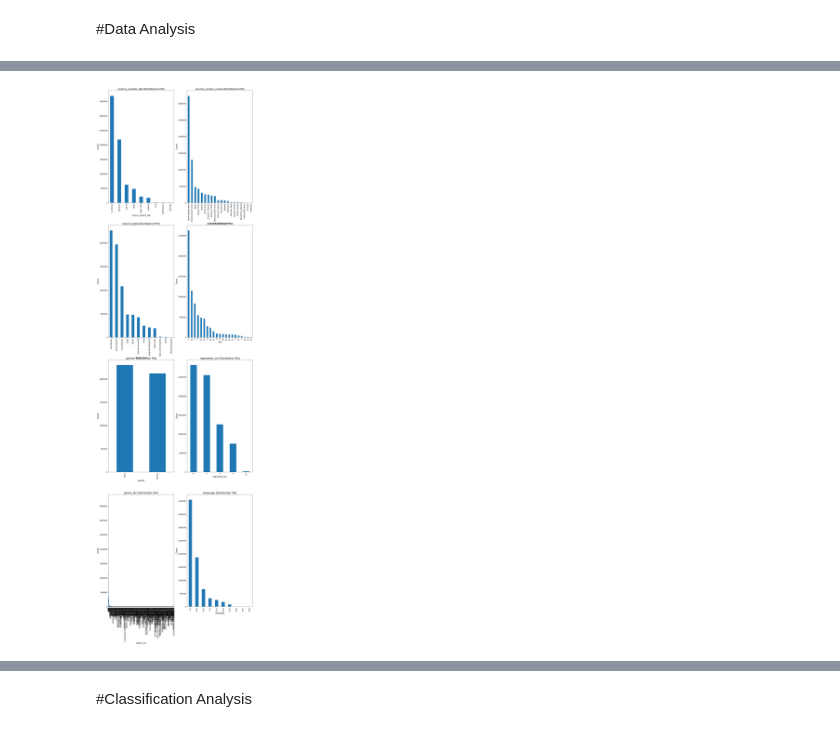
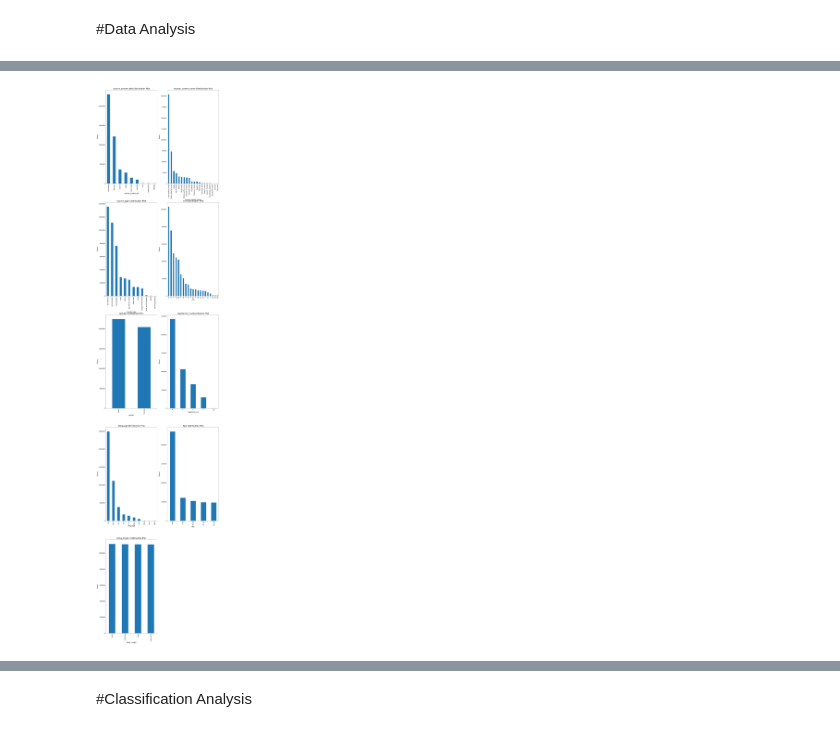
Before and after one commit to kyloop/CSC_478_Programming_Machine_Learning, a Jupyter notebook: CSC478_Project.ipynb, the cells around one changed output, grey strips where cells are left out. Saved outputs shown, nothing was run; the diff lists cells and outputs as text; code cells hidden in the pictures.

```diff
--- a/CSC478_Project.ipynb
+++ b/CSC478_Project.ipynb
@@ -263,13 +263,22 @@ music_tbl.describe(include='all')
 | 50% | NaN | NaN | NaN | NaN | NaN | 5.000000e+00 | 2.100000e+01 | NaN | ... |
 | 75% | NaN | NaN | NaN | NaN | NaN | 1.300000e+01 | 2.900000e+01 | NaN | ... |
 | max | NaN | NaN | NaN | NaN | NaN | 2.200000e+01 | 1.051000e+03 | NaN | ... |
+# %%
+#set(music_tbl['age'])
+music_tbl.drop(music_tbl[music_tbl['age']<=0].index,axis=0,inplace=True)
+music_tbl.drop(music_tbl[music_tbl['age']>144].index,axis=0,inplace=True)
+# %%
+#Categorized the 'Age' attributes values to 4 category
+music_tbl['age']=pd.qcut(music_tbl.age,[0, .1, .21,0.31, .45, 1.0],['0-15','16-30','31-45','46-65','>65'])
+#Categorized the "Song_Length" attributes values to 4 category
+music_tbl['song_length']=pd.qcut(music_tbl.song_length,[0, .25, .5, .75, 1.],['short','med_short','mid_long','long'])
 # %%
 import matplotlib.pyplot as plt
 %matplotlib inline
 fig = plt.figure(figsize=(20, 180))
 # Create an Axes object.
 
-ax1 = fig.add_subplot(8,2,1) # one row, two column, first plot
+ax1 = fig.add_subplot(9,2,1) # one row, two column, first plot
 # Plot the data.
 music_tbl['source_system_tab'].value_counts().plot(kind='bar')
 ax1.set_title("source_system_tab Distribution Plot", size=20)
@@ -278,7 +287,7 @@ ax1.set_ylabel("Count", size=15)
 ax1.tick_params(axis='x', labelsize=14)
 ax1.tick_params(axis='y', labelsize=14)
 
-ax2 = fig.add_subplot(8,2,2)
+ax2 = fig.add_subplot(9,2,2)
 music_tbl['source_screen_name'].value_counts().plot(kind='bar')
 ax2.set_title("source_screen_name Distribution Plot", size=20)
 ax2.set_xlabel("source_screen_name", size=15)
@@ -286,7 +295,7 @@ ax2.set_ylabel("Count", size=15)
 ax2.tick_params(axis='x', labelsize=14)
 ax2.tick_params(axis='y', labelsize=14)
 
-ax3 = fig.add_subplot(8,2,3)
+ax3 = fig.add_subplot(9,2,3)
 music_tbl['source_type'].value_counts().plot(kind='bar')
 ax3.set_title("source_type Distribution Plot", size=20)
 ax3.set_xlabel("source_type", size=15)
@@ -294,42 +303,56 @@ ax3.set_ylabel("Count", size=15)
 ax3.tick_params(axis='x', labelsize=14)
 ax3.tick_params(axis='y', labelsize=14)
 
 
-ax4 = fig.add_subplot(8,2,4)
+ax4 = fig.add_subplot(9,2,4)
 music_tbl['city'].value_counts().plot(kind='bar')
 ax4.set_title("city Distribution Plot", size=20)
 ax4.set_xlabel("city", size=15)
 ax4.set_ylabel("Count", size=15)
 ax4.tick_params(axis='x', labelsize=14)
 ax4.tick_params(axis='y', labelsize=14)
 
-ax5 = fig.add_subplot(8,2,5)
+ax5 = fig.add_subplot(9,2,5)
 music_tbl['gender'].value_counts().plot(kind='bar')
 ax5.set_title("gender Distribution Plot", size=20)
 ax5.set_xlabel("gender", size=15)
 ax5.set_ylabel("Count", size=15)
 ax5.tick_params(axis='x', labelsize=14)
 ax5.tick_params(axis='y', labelsize=14)
 
-ax6 = fig.add_subplot(8,2,6)
+ax6 = fig.add_subplot(9,2,6)
 music_tbl['registered_via'].value_counts().plot(kind='bar')
 ax6.set_title("registered_via Distribution Plot", size=20)
 ax6.set_xlabel("registered_via", size=15)
 ax6.set_ylabel("Count", size=15)
 ax6.tick_params(axis='x', labelsize=14)
 ax6.tick_params(axis='y', labelsize=14)
 
+ax7 = fig.add_subplot(9,2,7)
+music_tbl['language'].value_counts().plot(kind='bar')
+ax7.set_title("language Distribution Plot", size=20)
+ax7.set_xlabel("language", size=15)
+ax7.set_ylabel("Count", size=15)
+ax7.tick_params(axis='x', labelsize=14)
+ax7.tick_params(axis='y', labelsize=14)
 
-
-ax8 = fig.add_subplot(8,2,8)
-music_tbl['language'].value_counts().plot(kind='bar')
-ax8.set_title("language Distribution Plot", size=20)
-ax8.set_xlabel("language", size=15)
+ax8 = fig.add_subplot(9,2,8)
+music_tbl['age'].value_counts().plot(kind='bar')
+ax8.set_title("Age Distribution Plot", size=20)
+ax8.set_xlabel("Age", size=15)
 ax8.set_ylabel("Count", size=15)
 ax8.tick_params(axis='x', labelsize=14)
 ax8.tick_params(axis='y', labelsize=14)
+
+ax9 = fig.add_subplot(9,2,9)
+music_tbl['song_length'].value_counts().plot(kind='bar')
+ax9.set_title("Song_length Distribution Plot", size=20)
+ax9.set_xlabel("Song Length", size=15)
+ax9.set_ylabel("Count", size=15)
+ax9.tick_params(axis='x', labelsize=14)
+ax9.tick_params(axis='y', labelsize=14)
 # %% [output]
-[figure, old version]
+[figure, new version]
 # %%
 i_lst=[]
 cnt_lst=[]
```
Also changed, not shown: parts of 11 cells of this notebook.
